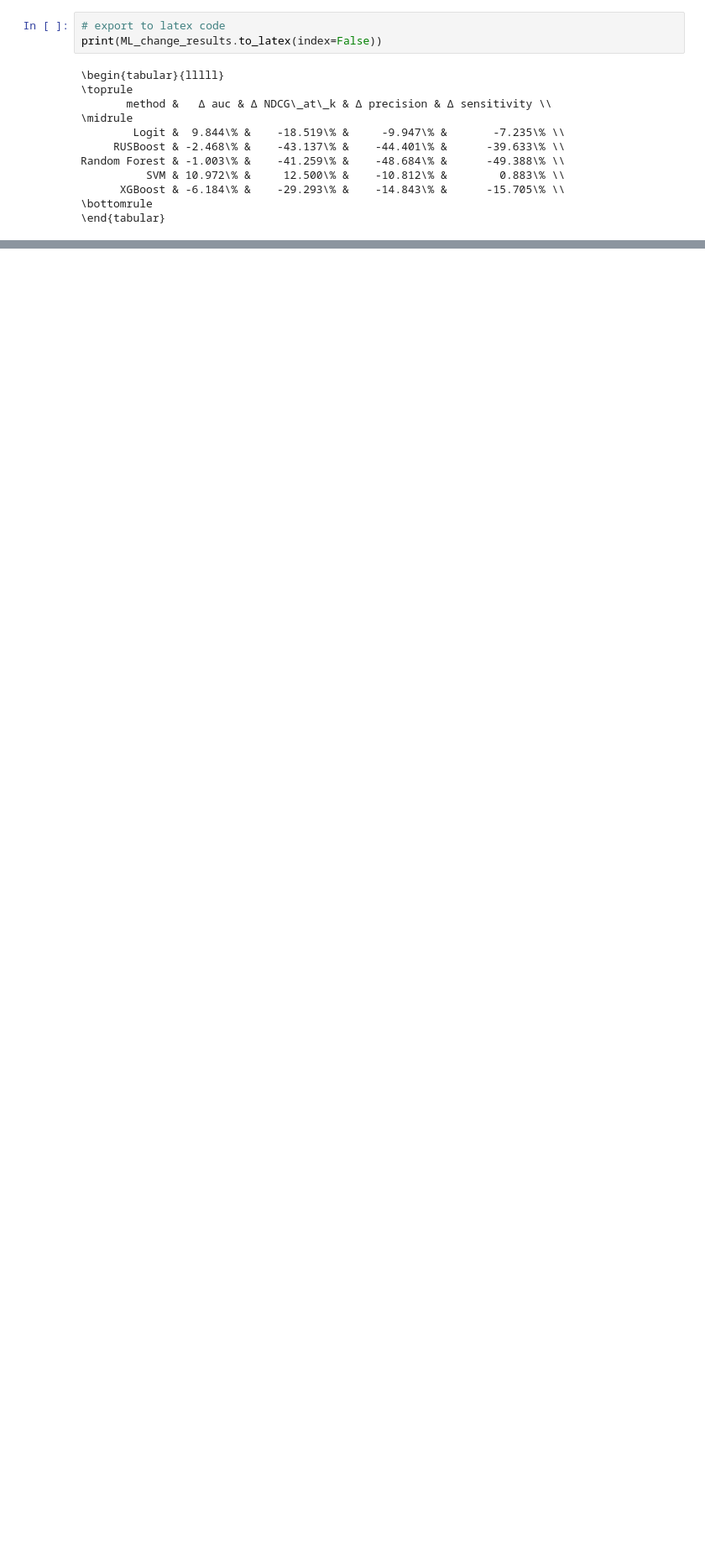
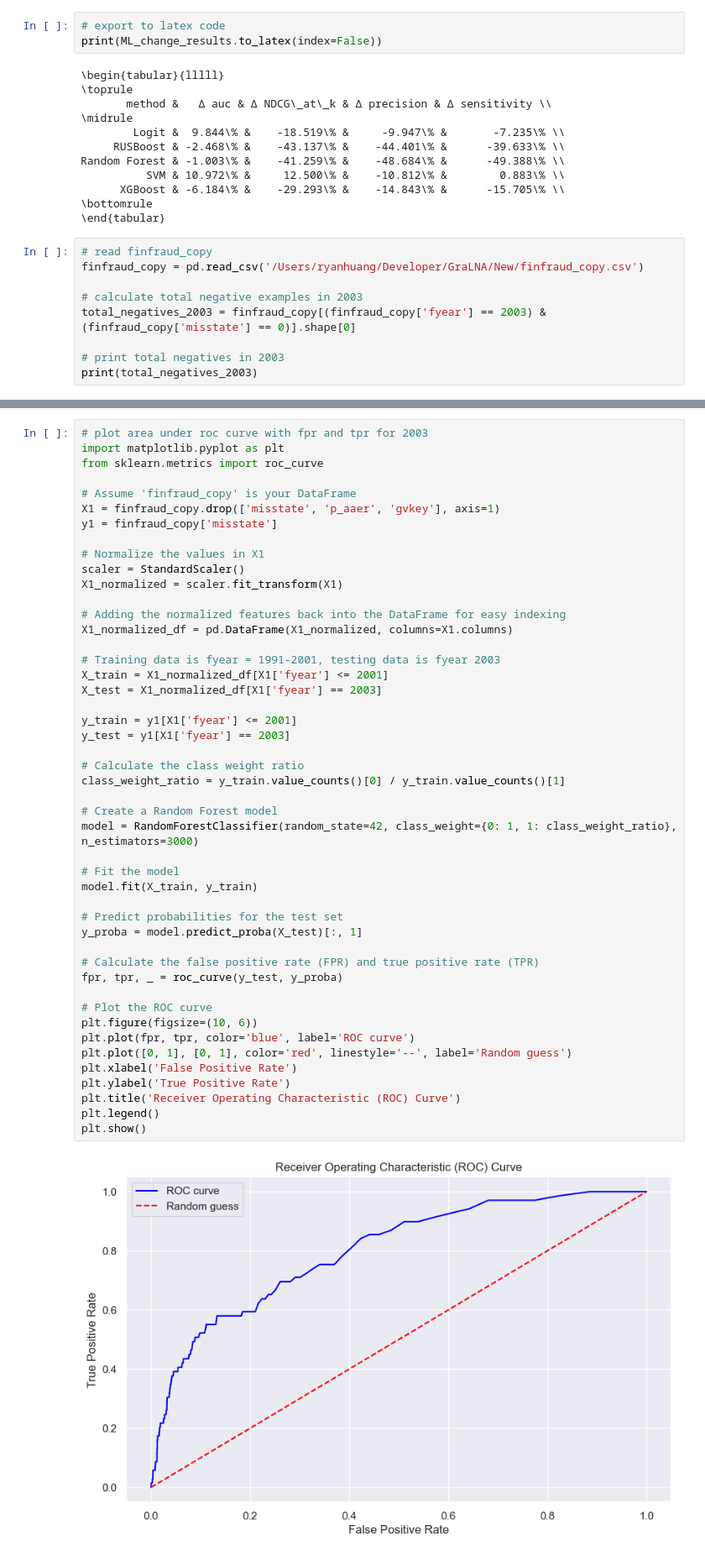
Before and after one commit to rhuang11/GraLNA, a Jupyter notebook: New/FinancialStatementFraudDetection.ipynb, the cells around one changed output, grey strips where cells are left out. Shown at 84% size. Cells and saved outputs as stored; diff of their text form; blank space fills up the shorter version.

```diff
--- a/New/FinancialStatementFraudDetection.ipynb
+++ b/New/FinancialStatementFraudDetection.ipynb
@@ -3172,3 +3209,12 @@ Random Forest & -1.003\% &    -41.259\% &    -48.684\% &      -49.388\% \\
       XGBoost & -6.184\% &    -29.293\% &    -14.843\% &      -15.705\% \\
 \bottomrule
 \end{tabular}
+# %%
+# read finfraud_copy
+finfraud_copy = pd.read_csv('/Users/ryanhuang/Developer/GraLNA/New/finfraud_copy.csv')
+
+# calculate total negative examples in 2003
+total_negatives_2003 = finfraud_copy[(finfraud_copy['fyear'] == 2003) & (finfraud_copy['misstate'] == 0)].shape[0]
+
+# print total negatives in 2003
+print(total_negatives_2003)
@@ -3174,0 +3223,49 @@ Random Forest & -1.003\% &    -41.259\% &    -48.684\% &      -49.388\% \\
+# %%
+# plot area under roc curve with fpr and tpr for 2003
+import matplotlib.pyplot as plt
+from sklearn.metrics import roc_curve
+
+# Assume 'finfraud_copy' is your DataFrame
+X1 = finfraud_copy.drop(['misstate', 'p_aaer', 'gvkey'], axis=1)
+y1 = finfraud_copy['misstate']
+
+# Normalize the values in X1
+scaler = StandardScaler()
+X1_normalized = scaler.fit_transform(X1)
+
+# Adding the normalized features back into the DataFrame for easy indexing
+X1_normalized_df = pd.DataFrame(X1_normalized, columns=X1.columns)
+
+# Training data is fyear = 1991-2001, testing data is fyear 2003
+X_train = X1_normalized_df[X1['fyear'] <= 2001]
+X_test = X1_normalized_df[X1['fyear'] == 2003]
+
+y_train = y1[X1['fyear'] <= 2001]
+y_test = y1[X1['fyear'] == 2003]
+
+# Calculate the class weight ratio
+class_weight_ratio = y_train.value_counts()[0] / y_train.value_counts()[1]
+
+# Create a Random Forest model
+model = RandomForestClassifier(random_state=42, class_weight={0: 1, 1: class_weight_ratio}, n_estimators=3000)
+
+# Fit the model
+model.fit(X_train, y_train)
+
+# Predict probabilities for the test set
+y_proba = model.predict_proba(X_test)[:, 1]
+
+# Calculate the false positive rate (FPR) and true positive rate (TPR)
+fpr, tpr, _ = roc_curve(y_test, y_proba)
+
+# Plot the ROC curve
+plt.figure(figsize=(10, 6))
+plt.plot(fpr, tpr, color='blue', label='ROC curve')
+plt.plot([0, 1], [0, 1], color='red', linestyle='--', label='Random guess')
+plt.xlabel('False Positive Rate')
+plt.ylabel('True Positive Rate')
+plt.title('Receiver Operating Characteristic (ROC) Curve')
+plt.legend()
+plt.show()
+# %% [output]
+[figure, added]
```
Also changed, not shown: parts of 13 cells of this notebook, 28 other files.
